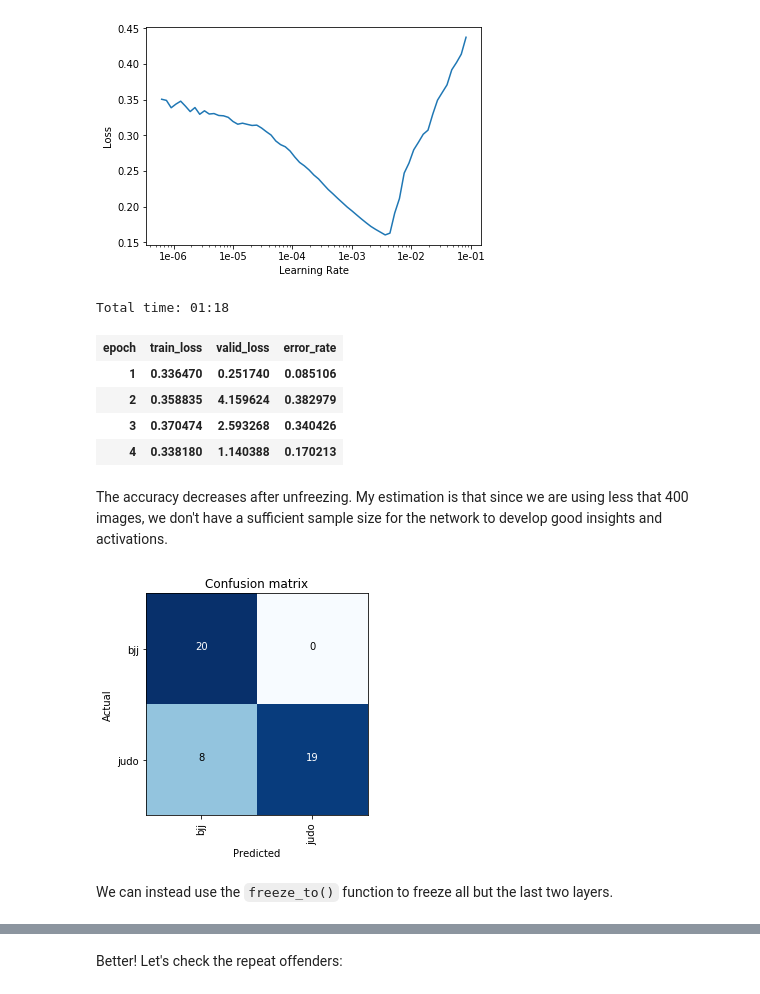
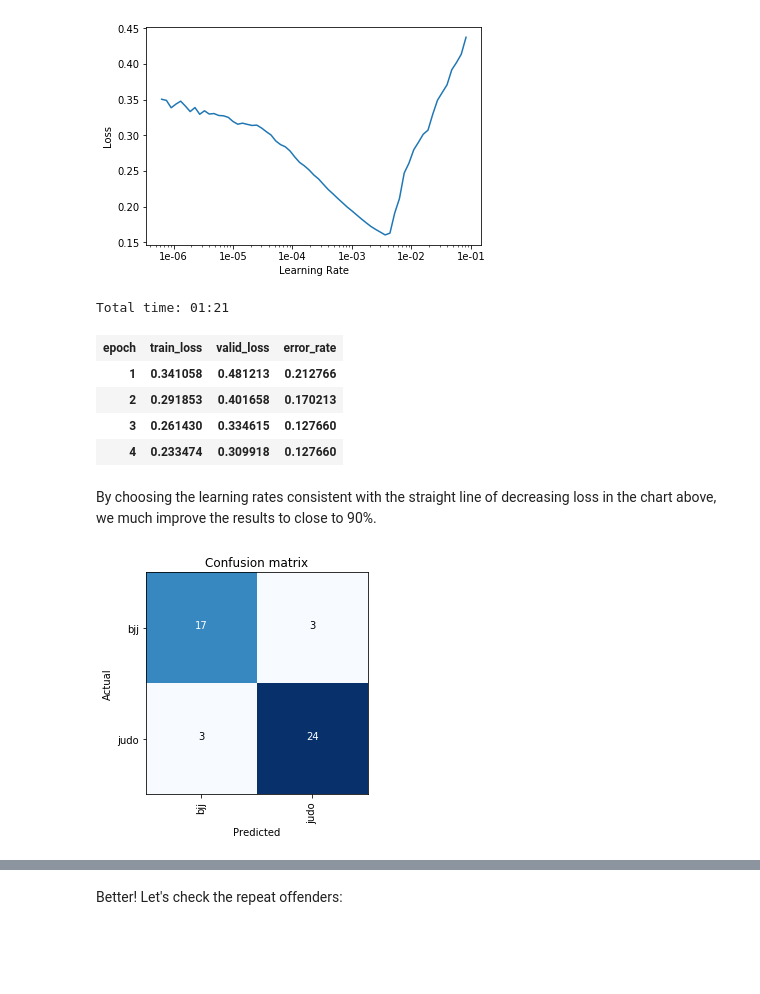
Before and after one commit to rastringer/bjj_judo, a Jupyter notebook: bjj_judo.ipynb, the cells around one changed output, grey strips where cells are left out. Cells and saved outputs as stored; diff of their text form; code cells hidden in the pictures; blank space fills up the shorter version.

```diff
--- a/bjj_judo.ipynb
+++ b/bjj_judo.ipynb
@@ -137,16 +137,16 @@ learn.recorder.plot()
 # %% [output]
 [figure]
 # %%
-learn.fit_one_cycle(4, max_lr=slice(1e-4,1e-2))
+learn.fit_one_cycle(4, max_lr=slice(1e-5,1e-3))
 # %% [output]
-Total time: 01:18
+Total time: 01:21
 | epoch | train_loss | valid_loss | error_rate |
-| 1 | 0.336470 | 0.251740 | 0.085106 |
-| 2 | 0.358835 | 4.159624 | 0.382979 |
-| 3 | 0.370474 | 2.593268 | 0.340426 |
-| 4 | 0.338180 | 1.140388 | 0.170213 |
+| 1 | 0.341058 | 0.481213 | 0.212766 |
+| 2 | 0.291853 | 0.401658 | 0.170213 |
+| 3 | 0.261430 | 0.334615 | 0.127660 |
+| 4 | 0.233474 | 0.309918 | 0.127660 |
-# %% [markdown]
-The accuracy decreases after unfreezing. My estimation is that since we are using less that 400 images, we don't have a sufficient sample size for the network to develop good insights and activations.
+# %% [markdown]
+By choosing the learning rates consistent with the straight line of decreasing loss in the chart above, we much improve the results to close to 90%.
 # %%
 learn.save('stage-2')
 # %%
@@ -156,6 +156,4 @@ interp = ClassificationInterpretation.from_learner(learn)
 # %%
 interp.plot_confusion_matrix()
 # %% [output]
-[figure, old version]
+[figure, new version]
-# %% [markdown]
-We can instead use the `freeze_to()` function to freeze all but the last two layers.
```
Also changed, not shown: parts of 7 cells of this notebook, 1 other file.
